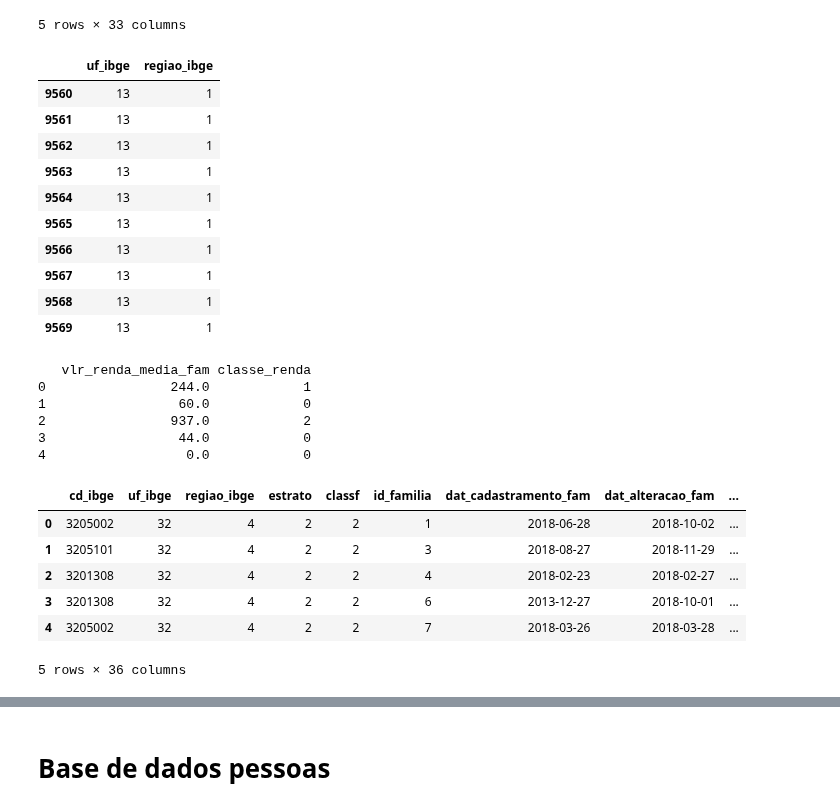
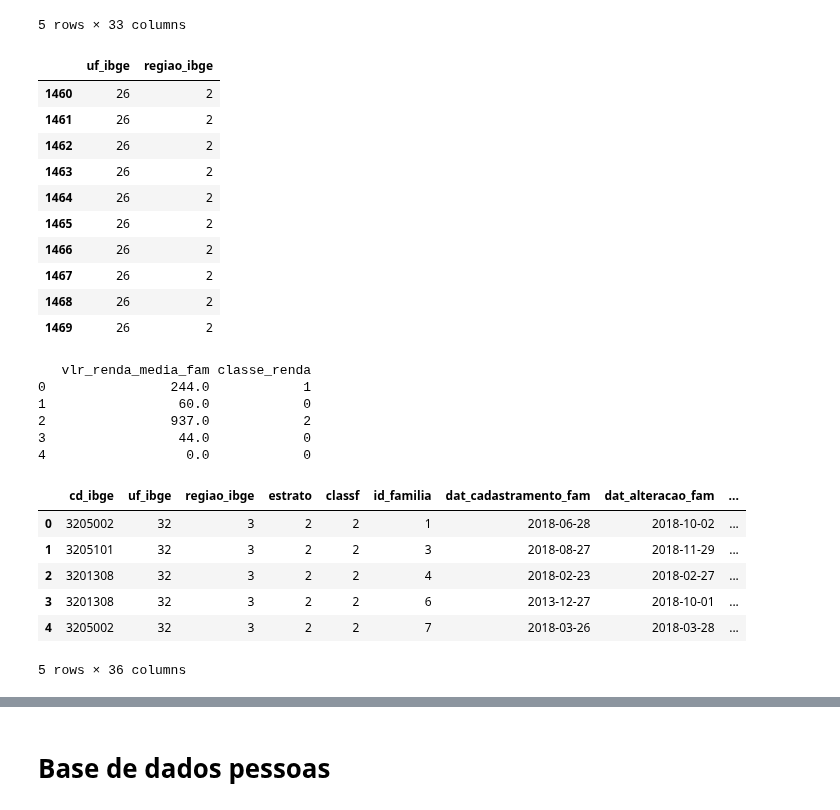
Before and after one commit to mariananresende/averiguacao_cadastral, a Jupyter notebook: bases_amostrais.ipynb, the cells around one changed output, grey strips where cells are left out. Cells and saved outputs as stored; diff of their text form; code cells hidden in the pictures.

```diff
--- a/bases_amostrais.ipynb
+++ b/bases_amostrais.ipynb
@@ -253,9 +253,9 @@ df_fam.insert(df_fam.columns.get_loc('cd_ibge') + 1, 'uf_ibge', df_fam['cd_ibge'
 regioes = {
     '1': 1,    # Norte
     '2': 2,    # Nordeste
-    '3': 4,    # Sudeste
-    '4': 5,    # Sul
-    '5': 3     # Centro-Oeste
+    '3': 3,    # Sudeste
+    '4': 4,    # Sul
+    '5': 5     # Centro-Oeste
 }
 
 # Criando a coluna 'regiao_ibge' e inserindo após 'uf_ibge'
@@ -263,19 +263,19 @@ regioes = {
 df_fam.insert(df_fam.columns.get_loc('uf_ibge') + 1, 'regiao_ibge', df_fam['uf_ibge'].str[0].map(regioes))
 # %%
 # Exibindo as primeiras linhas do dataframe para verificar o resultado
-df_fam.iloc[9560:9570,1:3]
+df_fam.iloc[1460:1470,1:3]
 # %% [output]
 |  | uf_ibge | regiao_ibge |
-| 9560 | 13 | 1 |
-| 9561 | 13 | 1 |
-| 9562 | 13 | 1 |
-| 9563 | 13 | 1 |
-| 9564 | 13 | 1 |
-| 9565 | 13 | 1 |
-| 9566 | 13 | 1 |
-| 9567 | 13 | 1 |
-| 9568 | 13 | 1 |
-| 9569 | 13 | 1 |
+| 1460 | 26 | 2 |
+| 1461 | 26 | 2 |
+| 1462 | 26 | 2 |
+| 1463 | 26 | 2 |
+| 1464 | 26 | 2 |
+| 1465 | 26 | 2 |
+| 1466 | 26 | 2 |
+| 1467 | 26 | 2 |
+| 1468 | 26 | 2 |
+| 1469 | 26 | 2 |
 # %%
 # Criar uma nova coluna 'classe_renda' com base em 'vlr_renda_media_fam'
 # em 2018 o SM era de 954,00 e pobreza para o PBF era até 178.00
@@ -301,10 +301,10 @@ print(df_fam[['vlr_renda_media_fam', 'classe_renda']].head())
 df_fam.head()
 # %% [output]
 |  | cd_ibge | uf_ibge | regiao_ibge | estrato | classf | id_familia | dat_cadastramento_fam | dat_alteracao_fam | ... |
-| 0 | 3205002 | 32 | 4 | 2 | 2 | 1 | 2018-06-28 | 2018-10-02 | ... |
-| 1 | 3205101 | 32 | 4 | 2 | 2 | 3 | 2018-08-27 | 2018-11-29 | ... |
-| 2 | 3201308 | 32 | 4 | 2 | 2 | 4 | 2018-02-23 | 2018-02-27 | ... |
-| 3 | 3201308 | 32 | 4 | 2 | 2 | 6 | 2013-12-27 | 2018-10-01 | ... |
-| 4 | 3205002 | 32 | 4 | 2 | 2 | 7 | 2018-03-26 | 2018-03-28 | ... |
+| 0 | 3205002 | 32 | 3 | 2 | 2 | 1 | 2018-06-28 | 2018-10-02 | ... |
+| 1 | 3205101 | 32 | 3 | 2 | 2 | 3 | 2018-08-27 | 2018-11-29 | ... |
+| 2 | 3201308 | 32 | 3 | 2 | 2 | 4 | 2018-02-23 | 2018-02-27 | ... |
+| 3 | 3201308 | 32 | 3 | 2 | 2 | 6 | 2013-12-27 | 2018-10-01 | ... |
+| 4 | 3205002 | 32 | 3 | 2 | 2 | 7 | 2018-03-26 | 2018-03-28 | ... |
 5 rows × 36 columns
 # %%
```
Also changed, not shown: parts of 7 cells of this notebook, 8 other files.
